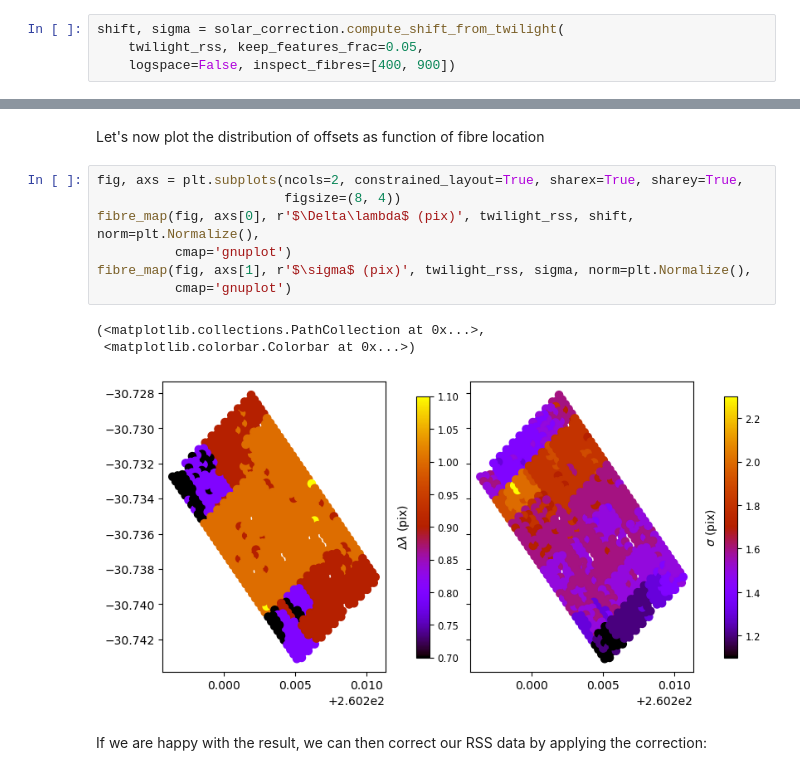
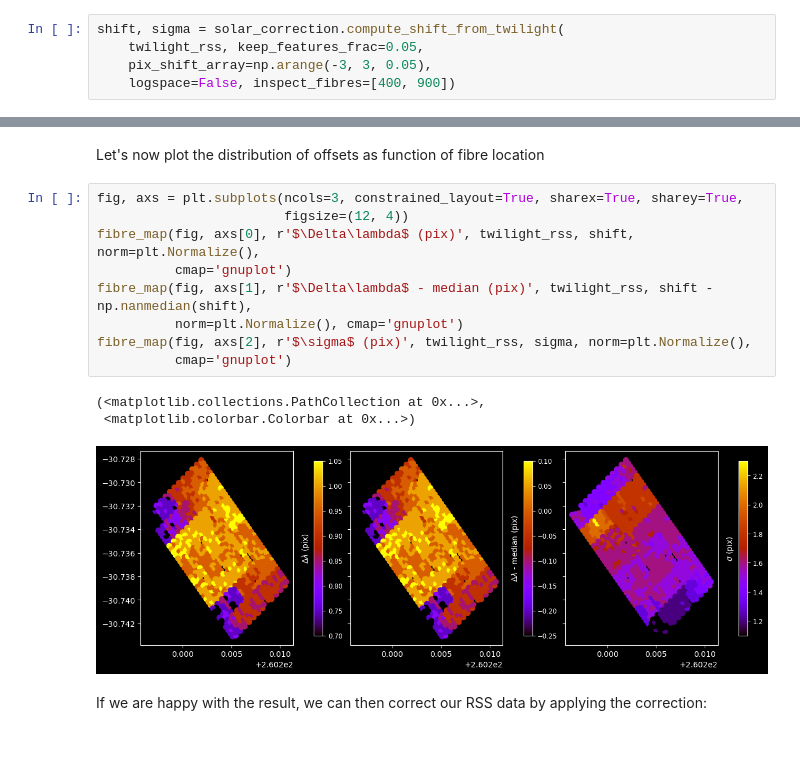
Before and after one commit to pykoala/pykoala, a Jupyter notebook: tutorials/wavelength_offset_correction.ipynb, the cells around one changed output, grey strips where cells are left out. Drawn from its saved outputs; the diff is of its cells as text; blank space fills up the shorter version.

```diff
--- a/tutorials/wavelength_offset_correction.ipynb
+++ b/tutorials/wavelength_offset_correction.ipynb
@@ -74,6 +77,7 @@ We can also provide a list of fibres to inspec, producing individual plots, and
 # %%
 shift, sigma = solar_correction.compute_shift_from_twilight(
     twilight_rss, keep_features_frac=0.05,
+    pix_shift_array=np.arange(-3, 3, 0.05),
     logspace=False, inspect_fibres=[400, 900])
 # %% [output]
 Number of valid pixels:  1741
@@ -91,16 +91,18 @@ Inspecting input fibres
 # %% [markdown]
 Let's now plot the distribution of offsets as function of fibre location
 # %%
-fig, axs = plt.subplots(ncols=2, constrained_layout=True, sharex=True, sharey=True,
-                        figsize=(8, 4))
+fig, axs = plt.subplots(ncols=3, constrained_layout=True, sharex=True, sharey=True,
+                        figsize=(12, 4))
 fibre_map(fig, axs[0], r'$\Delta\lambda$ (pix)', twilight_rss, shift, norm=plt.Normalize(),
           cmap='gnuplot')
-fibre_map(fig, axs[1], r'$\sigma$ (pix)', twilight_rss, sigma, norm=plt.Normalize(),
+fibre_map(fig, axs[1], r'$\Delta\lambda$ - median (pix)', twilight_rss, shift - np.nanmedian(shift),
+          norm=plt.Normalize(), cmap='gnuplot')
+fibre_map(fig, axs[2], r'$\sigma$ (pix)', twilight_rss, sigma, norm=plt.Normalize(),
           cmap='gnuplot')
 # %% [output]
 (<matplotlib.collections.PathCollection at 0x...>,
  <matplotlib.colorbar.Colorbar at 0x...>)
-[figure, old version]
+[figure, new version]
 # %% [markdown]
 If we are happy with the result, we can then correct our RSS data by applying the correction:
 # %%
```
Also changed, not shown: parts of 17 cells of this notebook.
